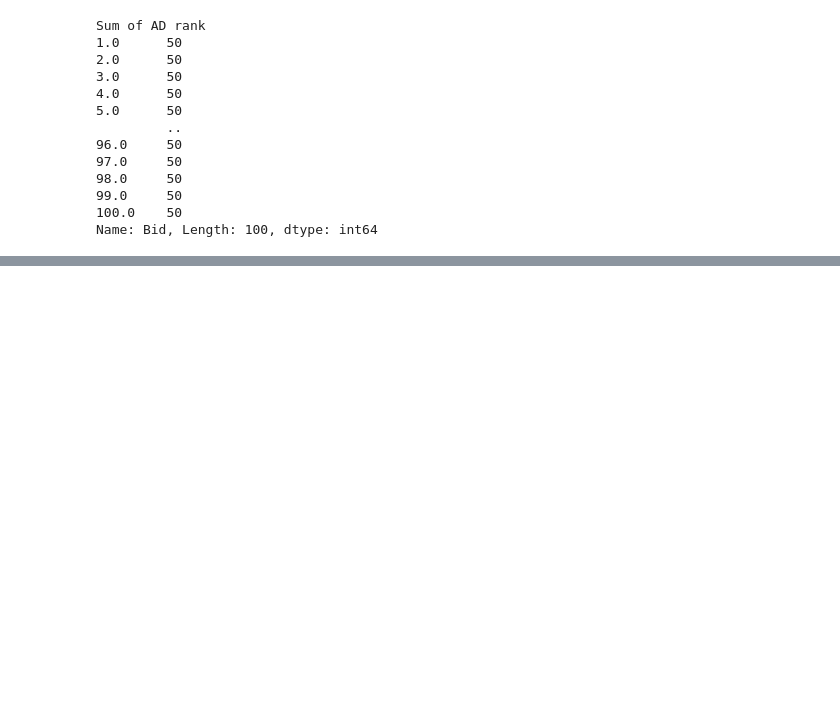
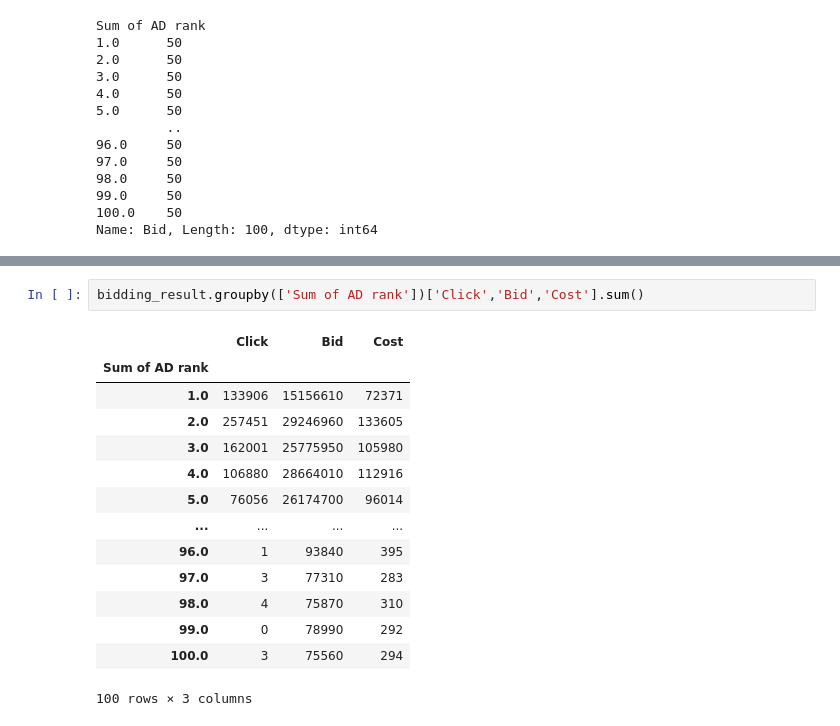
Before and after one commit to jaeseung11/A1_performance_factory_Aveners, a Jupyter notebook: A1project_EDA_Bidding.ipynb, the cells around one changed output, grey strips where cells are left out. Cells and saved outputs as stored; diff of their text form; blank space fills up the shorter version.

```diff
--- a/A1project_EDA_Bidding.ipynb
+++ b/A1project_EDA_Bidding.ipynb
@@ -429 +506,18 @@ bidding_result.groupby(['Sum of AD rank'])['Click','Bid','Cost'].mean() # 순위
 100 rows × 3 columns
+# %%
+bidding_result.groupby(['Sum of AD rank'])['Click','Bid','Cost'].sum()
+# %% [output]
+|  | Click | Bid | Cost |
+| Sum of AD rank |  |  |  |
+| 1.0 | 133906 | 15156610 | 72371 |
+| 2.0 | 257451 | 29246960 | 133605 |
+| 3.0 | 162001 | 25775950 | 105980 |
+| 4.0 | 106880 | 28664010 | 112916 |
+| 5.0 | 76056 | 26174700 | 96014 |
+| ... | ... | ... | ... |
+| 96.0 | 1 | 93840 | 395 |
+| 97.0 | 3 | 77310 | 283 |
+| 98.0 | 4 | 75870 | 310 |
+| 99.0 | 0 | 78990 | 292 |
+| 100.0 | 3 | 75560 | 294 |
+100 rows × 3 columns
```
Also changed, not shown: parts of 16 cells of this notebook.
